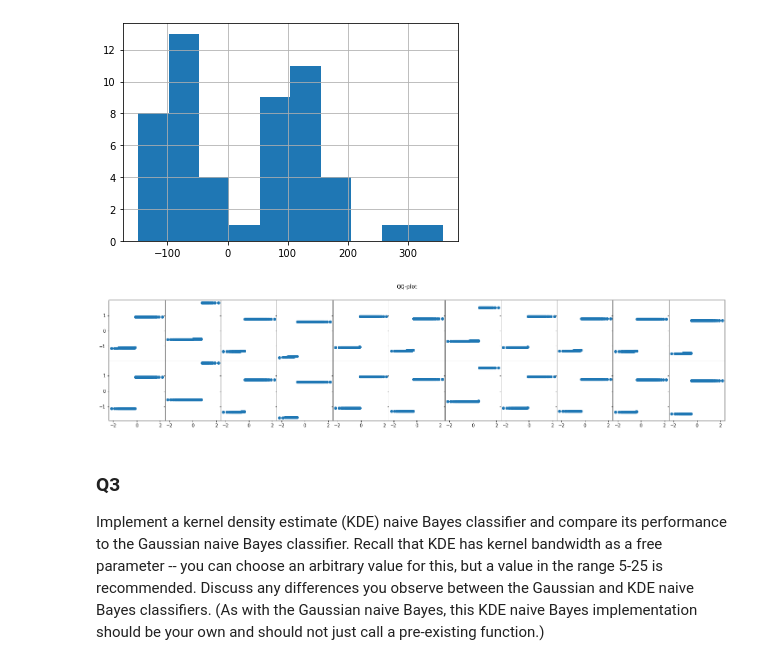
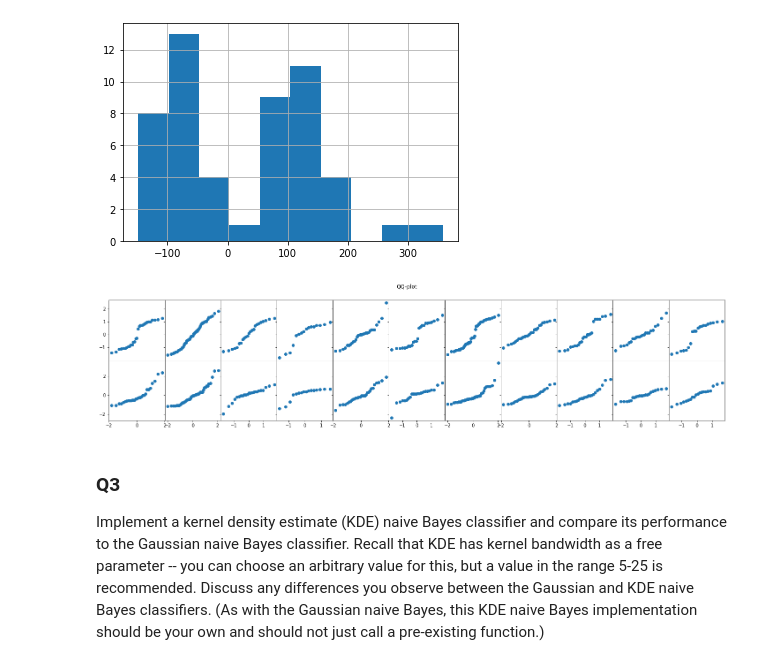
Before and after one commit to tzhern/COMP30027-Project-1-private, a Jupyter notebook: assignment_1.ipynb, the cells around one changed output. Saved outputs shown, nothing was run; the diff lists cells and outputs as text; code cells hidden in the pictures.

```diff
--- a/assignment_1.ipynb
+++ b/assignment_1.ipynb
@@ -388,34 +388,35 @@ pd.Series(values['downwarddog'][10]).hist()
 def plot_qq(train_path, pose):
     headers = ['Pose', 'x1', 'x2', 'x3', 'x4', 'x5', 'x6', 'x7', 'x8', 'x9', 'x10', 'x11', 'y1', 'y2', 'y3', 'y4', 'y5', 'y6', 'y7', 'y8', 'y9', 'y10', 'y11']
     df_train = pd.read_csv(train_path, names=headers)
 
     fig = plt.figure(figsize=(25,5))
     gs = fig.add_gridspec(2, 11, hspace=0, wspace=0)
     ((ax1, ax2, ax3, ax4, ax5, ax6, ax7, ax8, ax9, ax10, ax11), (ax12, ax13, ax14, ax15, ax16, ax17, ax18, ax19, ax20, ax21, ax22)) = gs.subplots(sharex='col', sharey='row')
     fig.suptitle('QQ-plot')
 
     i = 0
     subplots = ((ax1, ax2, ax3, ax4, ax5, ax6, ax7, ax8, ax9, ax10, ax11), (ax12, ax13, ax14, ax15, ax16, ax17, ax18, ax19, ax20, ax21, ax22))
     features = headers[1:]
     for axis_plot in subplots:
         for plot in axis_plot:
             x = np.array(df_train[df_train['Pose'] == pose][features[i]])
+            x = x[x != 9999] # remove missing values
             mu = x.mean()
             stdv = x.std()
             z = (x - mu) / stdv
             z = np.sort(z)
             tq = list()
             for j in np.linspace(0, 1, len(x)):
                 tq.append(scipy.stats.norm.ppf(j))
             plot.scatter(tq, z)
             i += 1
 
 
 train_path = 'data/train.csv'
 pose = 'childs'
 plot_qq(train_path, pose)
 # %% [output]
-[figure, old version]
+[figure, new version]
 # %% [markdown]
 ### Q3
 Implement a kernel density estimate (KDE) naive Bayes classifier and compare its performance to the Gaussian naive Bayes classifier. Recall that KDE has kernel bandwidth as a free parameter -- you can choose an arbitrary value for this, but a value in the range 5-25 is recommended. Discuss any differences you observe between the Gaussian and KDE naive Bayes classifiers. (As with the Gaussian naive Bayes, this KDE naive Bayes implementation should be your own and should not just call a pre-existing function.)
```
